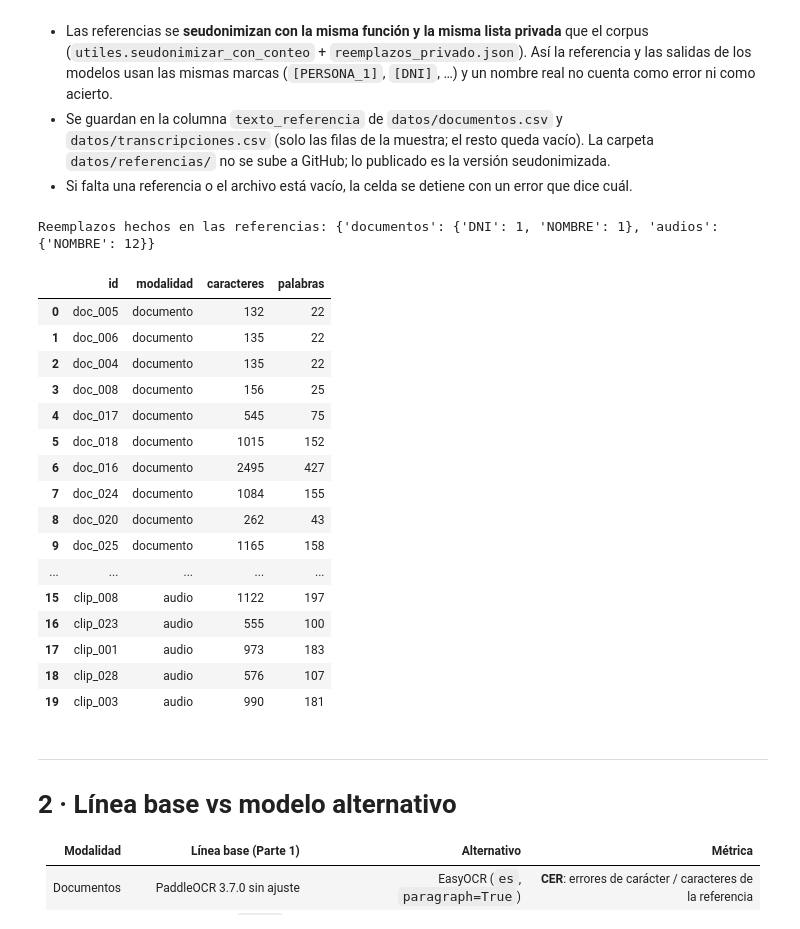
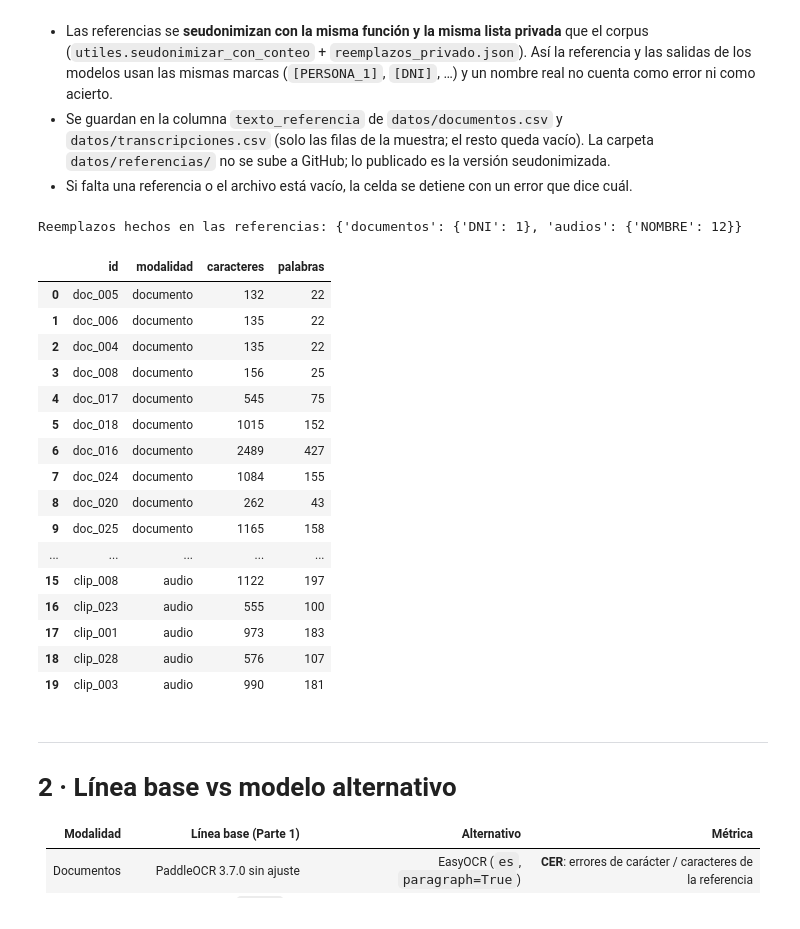
Before and after one commit to sandypmj/python_intermedio_2026, a Jupyter notebook: tarea_2/02_evaluacion.ipynb, the cells around one changed output. Drawn from its saved outputs; the diff is of its cells as text; code cells hidden in the pictures.

```diff
--- a/tarea_2/02_evaluacion.ipynb
+++ b/tarea_2/02_evaluacion.ipynb
@@ -130,10 +130,12 @@ ASR alternativo: Qwen3-ASR 0.6B en cpu
 # %%
 REF = Path("datos/referencias")
 REEMPLAZOS = json.loads((RAW / "reemplazos_privado.json").read_text(encoding="utf-8"))
+# [PERSONA_3] es el entrevistador de clip_001 y solo aplica a audios: en los documentos "Jorge" es un personaje público o histórico
+REEMPLAZOS_DOC = {k: v for k, v in REEMPLAZOS.items() if v != "[PERSONA_3]"}
 doc_pub = pd.read_csv("datos/documentos.csv")        # corpus publicado (ya seudonimizado)
 aud_pub = pd.read_csv("datos/transcripciones.csv")
 
-def leer_referencias(ids, carpeta):
+def leer_referencias(ids, carpeta, reemplazos):
     """Lee las referencias manuales, las seudonimiza y anota cuáles faltan."""
     refs, faltan, conteo = {}, [], {}
     for i in ids:
@@ -142,40 +144,40 @@ def leer_referencias(ids, carpeta):
         if not texto:
             faltan.append(ruta.as_posix())
             continue
-        refs[i], c = utiles.seudonimizar_con_conteo(texto, REEMPLAZOS)
+        refs[i], c = utiles.seudonimizar_con_conteo(texto, reemplazos)
         for clase, n in c.items():
             conteo[clase] = conteo.get(clase, 0) + n
     return refs, faltan, conteo
 
-ref_doc, faltan_doc, conteo_doc = leer_referencias(ids_doc, "documentos")
-ref_aud, faltan_aud, conteo_aud = leer_referencias(ids_aud, "audios")
+ref_doc, faltan_doc, conteo_doc = leer_referencias(ids_doc, "documentos", REEMPLAZOS_DOC)
+ref_aud, faltan_aud, conteo_aud = leer_referencias(ids_aud, "audios", REEMPLAZOS)
 faltan = faltan_doc + faltan_aud
 if faltan:
     raise FileNotFoundError(f"Faltan {len(faltan)} de 20 referencias manuales (no existen o están vacías):\n  "
                             + "\n  ".join(faltan))
 
 doc_pub["texto_referencia"] = doc_pub["id"].map(ref_doc)
 aud_pub["texto_referencia"] = aud_pub["id"].map(ref_aud)
 doc_pub.to_csv("datos/documentos.csv", index=False)
 aud_pub.to_csv("datos/transcripciones.csv", index=False)
 
 print("Reemplazos hechos en las referencias:", {"documentos": conteo_doc, "audios": conteo_aud})
 pd.DataFrame({
     "id": ids_doc + ids_aud,
     "modalidad": ["documento"] * len(ids_doc) + ["audio"] * len(ids_aud),
     "caracteres": [len(ref_doc[i]) for i in ids_doc] + [len(ref_aud[i]) for i in ids_aud],
     "palabras": [len(ref_doc[i].split()) for i in ids_doc] + [len(utiles.quitar_marcas(ref_aud[i]).split()) for i in ids_aud],
 })
 # %% [output]
-Reemplazos hechos en las referencias: {'documentos': {'DNI': 1, 'NOMBRE': 1}, 'audios': {'NOMBRE': 12}}
+Reemplazos hechos en las referencias: {'documentos': {'DNI': 1}, 'audios': {'NOMBRE': 12}}
 |  | id | modalidad | caracteres | palabras |
 | 0 | doc_005 | documento | 132 | 22 |
 | 1 | doc_006 | documento | 135 | 22 |
 | 2 | doc_004 | documento | 135 | 22 |
 | 3 | doc_008 | documento | 156 | 25 |
 | 4 | doc_017 | documento | 545 | 75 |
 | 5 | doc_018 | documento | 1015 | 152 |
-| 6 | doc_016 | documento | 2495 | 427 |
+| 6 | doc_016 | documento | 2489 | 427 |
 | 7 | doc_024 | documento | 1084 | 155 |
 | 8 | doc_020 | documento | 262 | 43 |
 | 9 | doc_025 | documento | 1165 | 158 |
```
Also changed, not shown: parts of 7 cells of this notebook, 8 other files.
